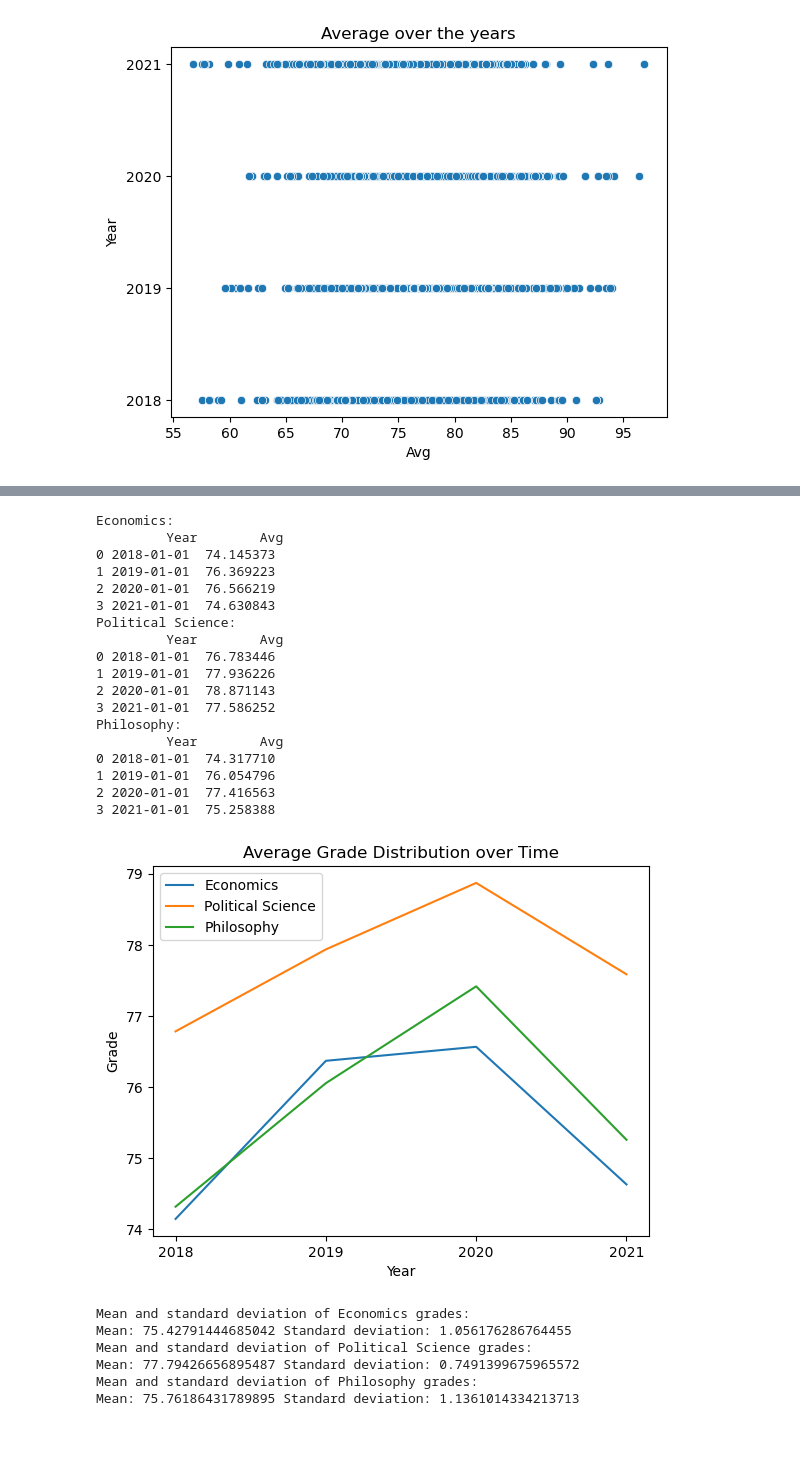
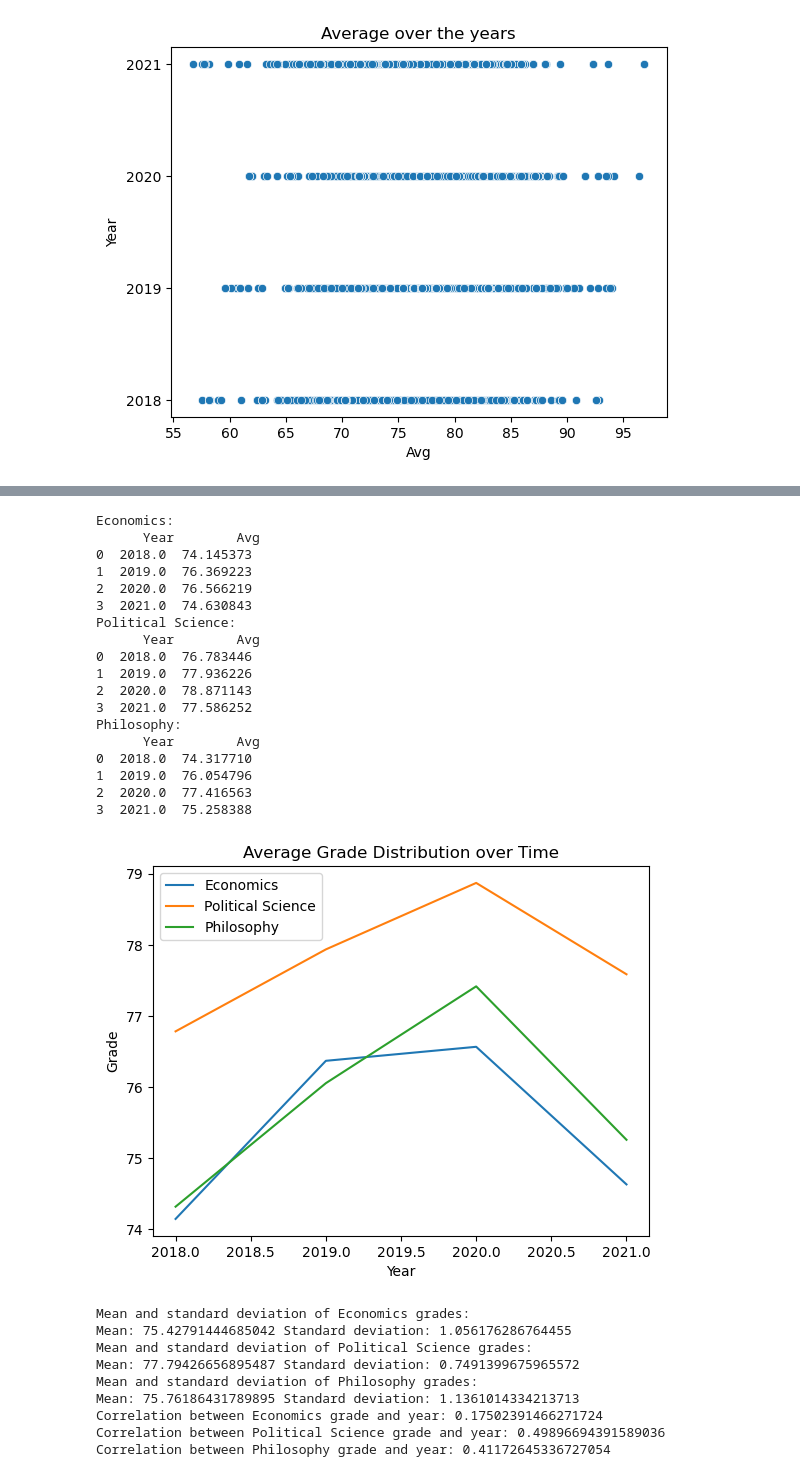
Before and after one commit to ubco-W2022T2-data301/project-group-group03, a Jupyter notebook: analysis/analysis2.ipynb, the cells around one changed output, grey strips where cells are left out. Cells and saved outputs as stored; diff of their text form; code cells hidden in the pictures; blank space fills up the shorter version.

```diff
--- a/analysis/analysis2.ipynb
+++ b/analysis/analysis2.ipynb
@@ -84,65 +84,84 @@ plt.show()
 # %%
+import pandas as pd
+import numpy as np
+import matplotlib.pyplot as plt
+
+
+
 # Convert the 'Year' column to datetime format
 df['Year'] = pd.to_datetime(df['Year'], format='%Y')
 
 # Calculate the average grade for each subject by year
-df_econ = df[df['Subject'] == 'ECON'].groupby(df['Year'])['Avg'].mean().reset_index()
-df_poli = df[df['Subject'] == 'POLI'].groupby(df['Year'])['Avg'].mean().reset_index()
-df_phil = df[df['Subject'] == 'PHIL'].groupby(df['Year'])['Avg'].mean().reset_index()
+df_econ = df[df['Subject'] == 'ECON'].groupby(df['Year'].dt.year)['Avg'].mean().reset_index()
+df_poli = df[df['Subject'] == 'POLI'].groupby(df['Year'].dt.year)['Avg'].mean().reset_index()
+df_phil = df[df['Subject'] == 'PHIL'].groupby(df['Year'].dt.year)['Avg'].mean().reset_index()
 
 # Check the first few rows of the DataFrames
 print('Economics:\n', df_econ.head())
 print('Political Science:\n', df_poli.head())
 print('Philosophy:\n', df_phil.head())
 
 # Plot a line chart of the average grade distribution over time for each subject
-plt.plot(df_econ['Year'].dt.strftime('%Y'), df_econ['Avg'], label='Economics')
-plt.plot(df_poli['Year'].dt.strftime('%Y'), df_poli['Avg'], label='Political Science')
-plt.plot(df_phil['Year'].dt.strftime('%Y'), df_phil['Avg'], label='Philosophy')
+plt.plot(df_econ['Year'], df_econ['Avg'], label='Economics')
+plt.plot(df_poli['Year'], df_poli['Avg'], label='Political Science')
+plt.plot(df_phil['Year'], df_phil['Avg'], label='Philosophy')
 plt.title('Average Grade Distribution over Time')
 plt.xlabel('Year')
 plt.ylabel('Grade')
 plt.legend()
 plt.show()
 
 # Calculate the mean and standard deviation of the grade data for each subject
 econ_mean = df_econ['Avg'].mean()
 econ_std = np.std(df_econ['Avg'])
 poli_mean = df_poli['Avg'].mean()
 poli_std = np.std(df_poli['Avg'])
 phil_mean = df_phil['Avg'].mean()
 phil_std = np.std(df_phil['Avg'])
 
 # Print the mean and standard deviation of the grade data for each subject
 print('Mean and standard deviation of Economics grades:')
 print('Mean:', econ_mean, 'Standard deviation:', econ_std)
 print('Mean and standard deviation of Political Science grades:')
 print('Mean:', poli_mean, 'Standard deviation:', poli_std)
 print('Mean and standard deviation of Philosophy grades:')
 print('Mean:', phil_mean, 'Standard deviation:', phil_std)
+
+# Calculate the correlation between grade and year for each subject
+econ_corr = df_econ['Year'].corr(df_econ['Avg'])
+poli_corr = df_poli['Year'].corr(df_poli['Avg'])
+phil_corr = df_phil['Year'].corr(df_phil['Avg'])
+
+# Print the correlation between grade and year for each subject
+print('Correlation between Economics grade and year:', econ_corr)
+print('Correlation between Political Science grade and year:', poli_corr)
+print('Correlation between Philosophy grade and year:', phil_corr)
 # %% [output]
 Economics:
-         Year        Avg
-0 2018-01-01  74.145373
-1 2019-01-01  76.369223
-2 2020-01-01  76.566219
-3 2021-01-01  74.630843
+      Year        Avg
+0  2018.0  74.145373
+1  2019.0  76.369223
+2  2020.0  76.566219
+3  2021.0  74.630843
 Political Science:
-         Year        Avg
-0 2018-01-01  76.783446
-1 2019-01-01  77.936226
-2 2020-01-01  78.871143
-3 2021-01-01  77.586252
+      Year        Avg
+0  2018.0  76.783446
+1  2019.0  77.936226
+2  2020.0  78.871143
+3  2021.0  77.586252
 Philosophy:
-         Year        Avg
-0 2018-01-01  74.317710
-1 2019-01-01  76.054796
-2 2020-01-01  77.416563
-3 2021-01-01  75.258388
+      Year        Avg
+0  2018.0  74.317710
+1  2019.0  76.054796
+2  2020.0  77.416563
+3  2021.0  75.258388
-[figure, old version]
+[figure, new version]
 Mean and standard deviation of Economics grades:
 Mean: 75.42791444685042 Standard deviation: 1.056176286764455
 Mean and standard deviation of Political Science grades:
 Mean: 77.79426656895487 Standard deviation: 0.7491399675965572
 Mean and standard deviation of Philosophy grades:
 Mean: 75.76186431789895 Standard deviation: 1.1361014334213713
+Correlation between Economics grade and year: 0.17502391466271724
+Correlation between Political Science grade and year: 0.49896694391589036
+Correlation between Philosophy grade and year: 0.41172645336727054
```
Also changed, not shown: parts of 4 cells of this notebook.
